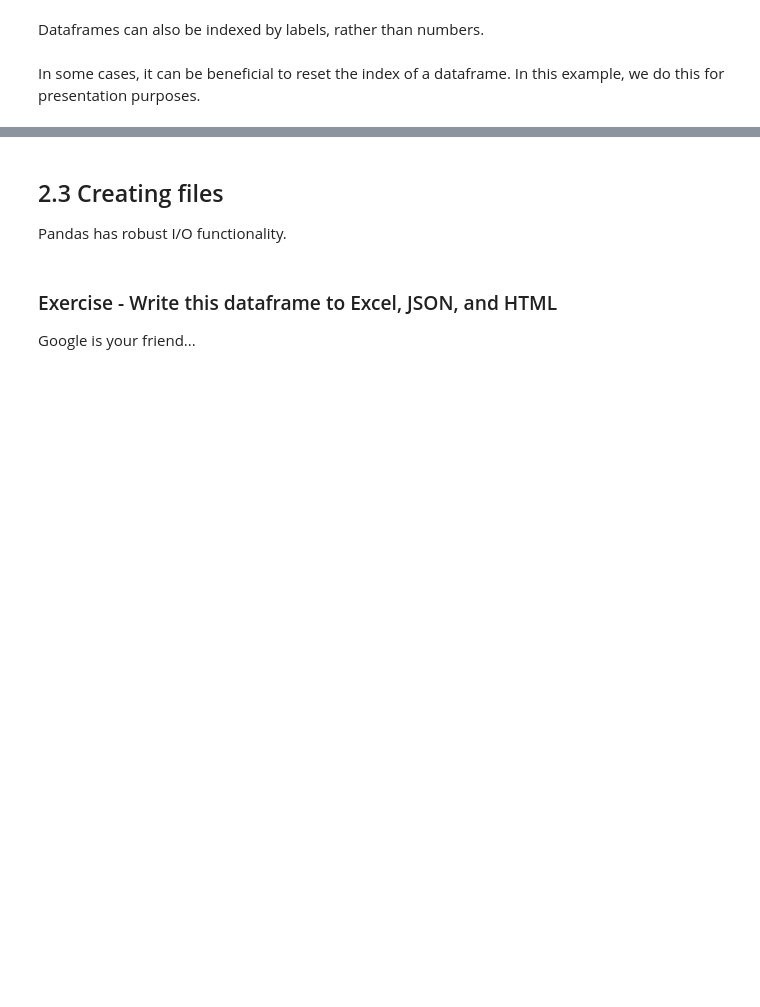
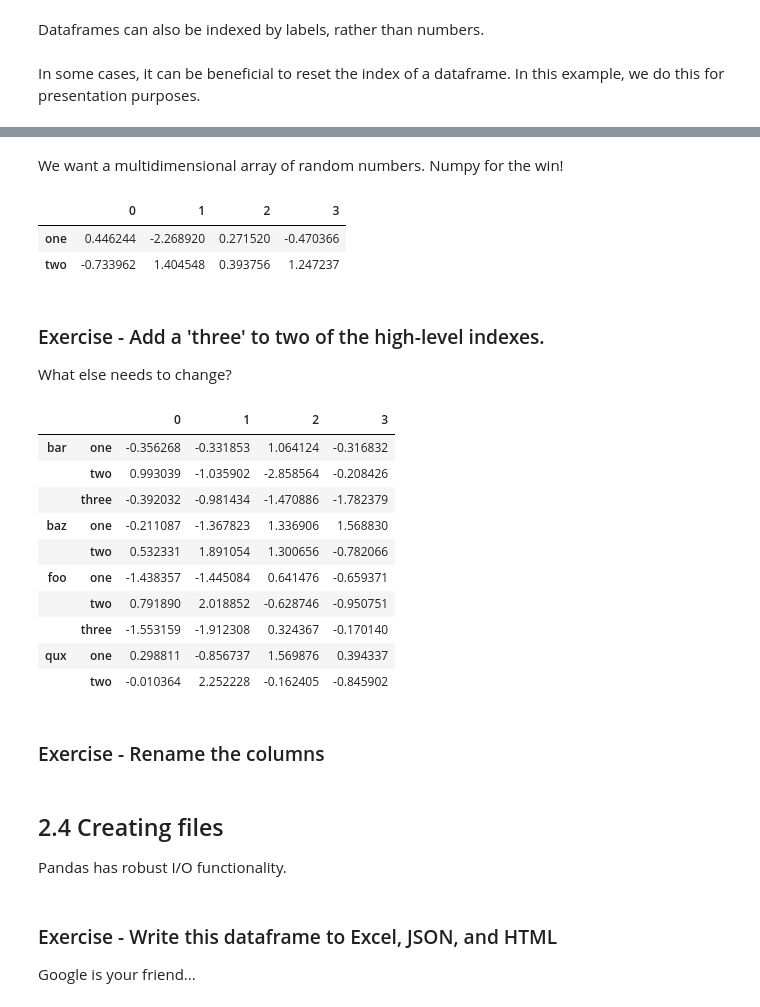
Before and after one commit to andymbryant/data-science-workshop, a Jupyter notebook: pandas/data-wrangling-master.ipynb, the cells around one changed output, grey strips where cells are left out. Saved outputs shown, nothing was run; the diff lists cells and outputs as text; code cells hidden in the pictures; blank space fills up the shorter version.

Commit message:
added multiindexing to pandas, updated flow of pandas

```diff
--- a/pandas/data-wrangling-master.ipynb
+++ b/pandas/data-wrangling-master.ipynb
@@ -180,0 +169,2 @@ eur_data_sorted.reset_index(drop=True, inplace=True)
+# %% [markdown]
+We want a multidimensional array of random numbers. Numpy for the win!
@@ -180,0 +178,28 @@ eur_data_sorted.reset_index(drop=True, inplace=True)
+# %%
+multi_df.loc['bar']
+# %% [output]
+|  | 0 | 1 | 2 | 3 |
+| one | 0.446244 | -2.268920 | 0.271520 | -0.470366 |
+| two | -0.733962 | 1.404548 | 0.393756 | 1.247237 |
+# %% [markdown]
+### Exercise - Add a 'three' to two of the high-level indexes.
+What else needs to change?
+# %%
+arrays = [['bar', 'bar', 'bar','baz', 'baz', 'foo', 'foo', 'foo', 'qux', 'qux'],
+          ['one', 'two', 'three', 'one', 'two', 'one', 'two', 'three', 'one', 'two']]
+md_array = np.random.randn(10,4)
+multi_df = pd.DataFrame(md_array, index=arrays)
+# %% [output]
+|  |  | 0 | 1 | 2 | 3 |
+| bar | one | -0.356268 | -0.331853 | 1.064124 | -0.316832 |
+|  | two | 0.993039 | -1.035902 | -2.858564 | -0.208426 |
+|  | three | -0.392032 | -0.981434 | -1.470886 | -1.782379 |
+| baz | one | -0.211087 | -1.367823 | 1.336906 | 1.568830 |
+|  | two | 0.532331 | 1.891054 | 1.300656 | -0.782066 |
+| foo | one | -1.438357 | -1.445084 | 0.641476 | -0.659371 |
+|  | two | 0.791890 | 2.018852 | -0.628746 | -0.950751 |
+|  | three | -1.553159 | -1.912308 | 0.324367 | -0.170140 |
+| qux | one | 0.298811 | -0.856737 | 1.569876 | 0.394337 |
+|  | two | -0.010364 | 2.252228 | -0.162405 | -0.845902 |
+# %% [markdown]
+### Exercise - Rename the columns
@@ -181,5 +208,5 @@ eur_data_sorted.reset_index(drop=True, inplace=True)
 # %% [markdown]
-## 2.3 Creating files
+## 2.4 Creating files
 Pandas has robust I/O functionality.
 # %%
 eur_data_sorted.to_csv('./data/out/eur_data_sorted.csv')
```
Also changed, not shown: parts of 10 cells of this notebook, 1 other file.
